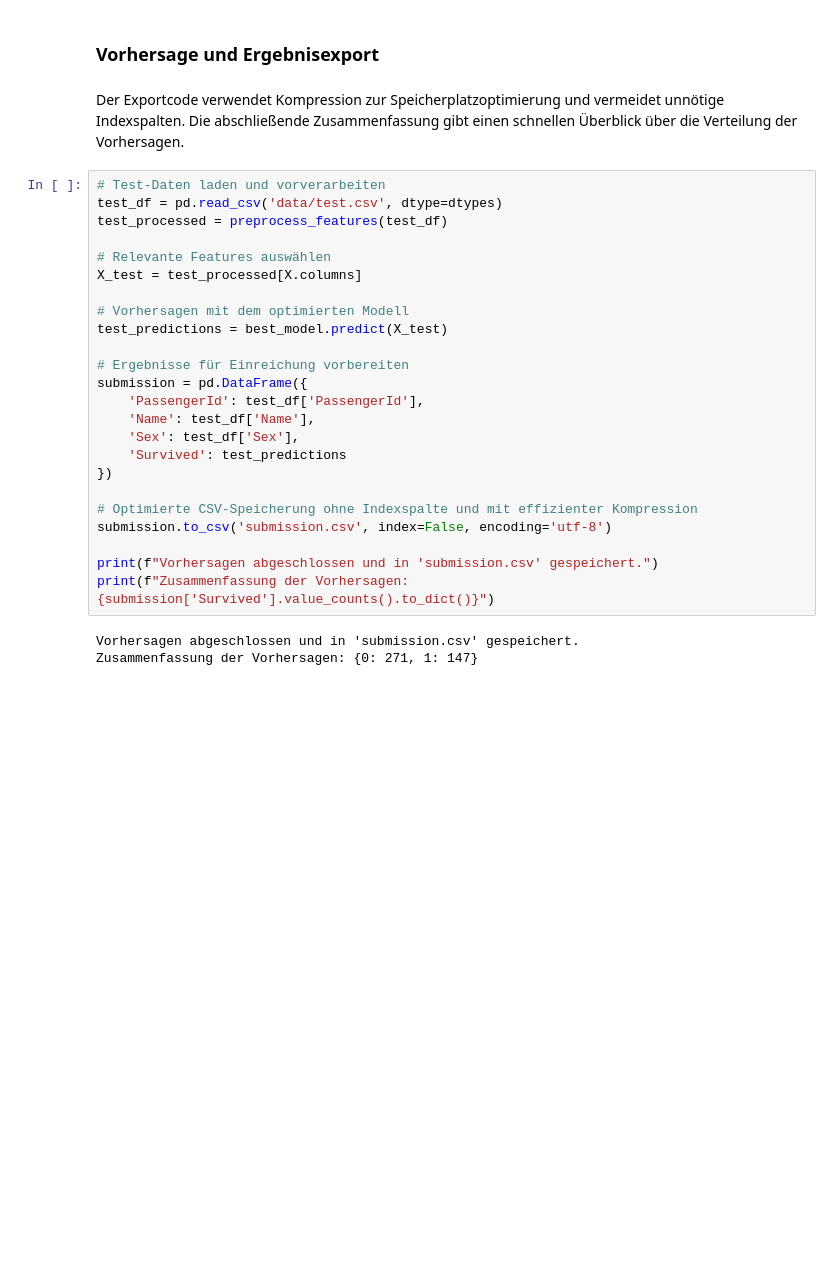
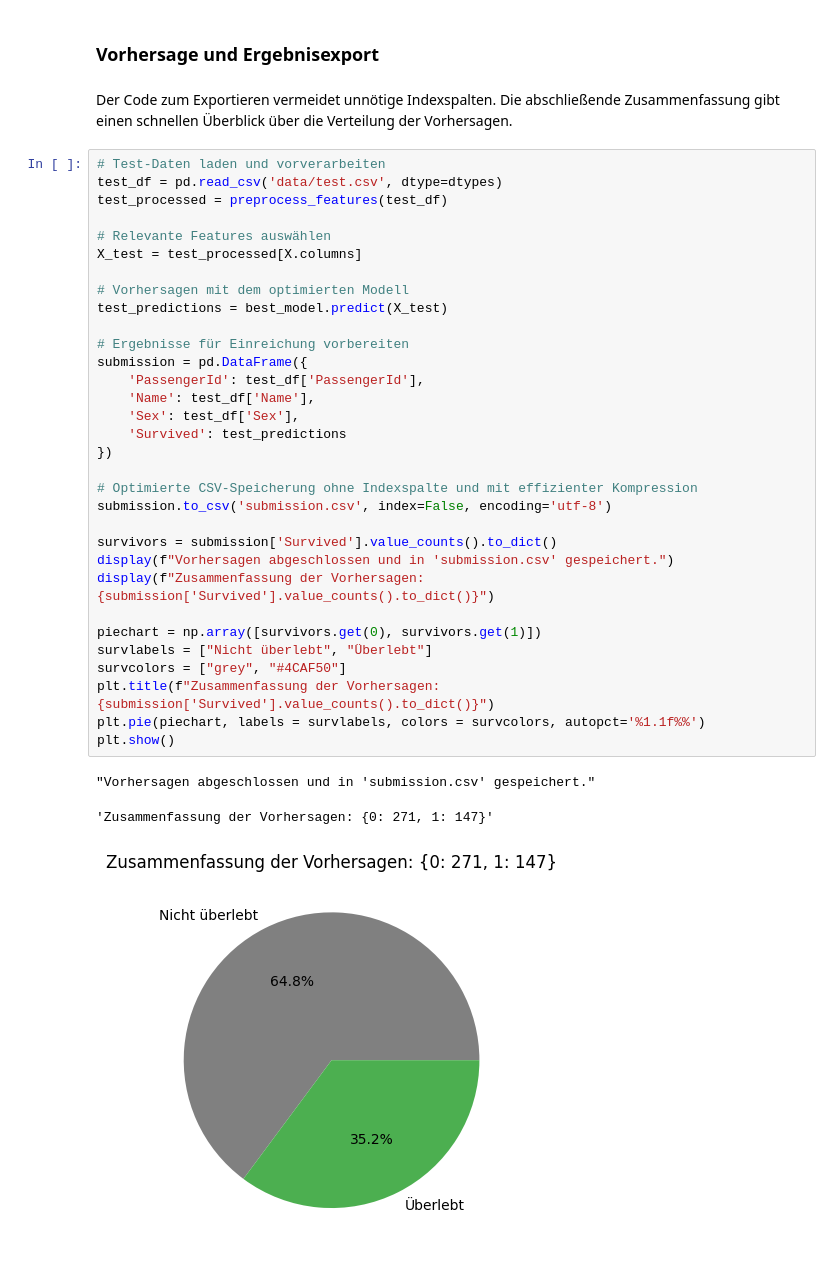
Before and after one commit to quappinger/irm24_ki_pa1, a Jupyter notebook: DecisionTree.ipynb, the cells around one changed output. Drawn from its saved outputs; the diff is of its cells as text; blank space fills up the shorter version.

Commit message:
added pie chart

```diff
--- a/DecisionTree.ipynb
+++ b/DecisionTree.ipynb
@@ -284,31 +283,40 @@ plt.show()
 # %% [markdown]
 ### Vorhersage und Ergebnisexport
 # %% [markdown]
-Der Exportcode verwendet Kompression zur Speicherplatzoptimierung und vermeidet unnötige Indexspalten. Die abschließende Zusammenfassung gibt einen schnellen Überblick über die Verteilung der Vorhersagen.
+Der Code zum Exportieren vermeidet unnötige Indexspalten. Die abschließende Zusammenfassung gibt einen schnellen Überblick über die Verteilung der Vorhersagen.
 # %%
 # Test-Daten laden und vorverarbeiten
 test_df = pd.read_csv('data/test.csv', dtype=dtypes)
 test_processed = preprocess_features(test_df)
 
 # Relevante Features auswählen
 X_test = test_processed[X.columns]
 
 # Vorhersagen mit dem optimierten Modell
 test_predictions = best_model.predict(X_test)
 
 # Ergebnisse für Einreichung vorbereiten
 submission = pd.DataFrame({
     'PassengerId': test_df['PassengerId'],
     'Name': test_df['Name'],
     'Sex': test_df['Sex'],
     'Survived': test_predictions
 })
 
 # Optimierte CSV-Speicherung ohne Indexspalte und mit effizienter Kompression
 submission.to_csv('submission.csv', index=False, encoding='utf-8')
 
-print(f"Vorhersagen abgeschlossen und in 'submission.csv' gespeichert.")
-print(f"Zusammenfassung der Vorhersagen: {submission['Survived'].value_counts().to_dict()}")
+survivors = submission['Survived'].value_counts().to_dict()
+display(f"Vorhersagen abgeschlossen und in 'submission.csv' gespeichert.")
+display(f"Zusammenfassung der Vorhersagen: {submission['Survived'].value_counts().to_dict()}")
+
+piechart = np.array([survivors.get(0), survivors.get(1)])
+survlabels = ["Nicht überlebt", "Überlebt"]
+survcolors = ["grey", "#4CAF50"]
+plt.title(f"Zusammenfassung der Vorhersagen: {submission['Survived'].value_counts().to_dict()}")
+plt.pie(piechart, labels = survlabels, colors = survcolors, autopct='%1.1f%%')
+plt.show()
 # %% [output]
-Vorhersagen abgeschlossen und in 'submission.csv' gespeichert.
-Zusammenfassung der Vorhersagen: {0: 271, 1: 147}
+"Vorhersagen abgeschlossen und in 'submission.csv' gespeichert."
+'Zusammenfassung der Vorhersagen: {0: 271, 1: 147}'
+[figure, added]
```
Also changed, not shown: parts of 1 cell of this notebook.
